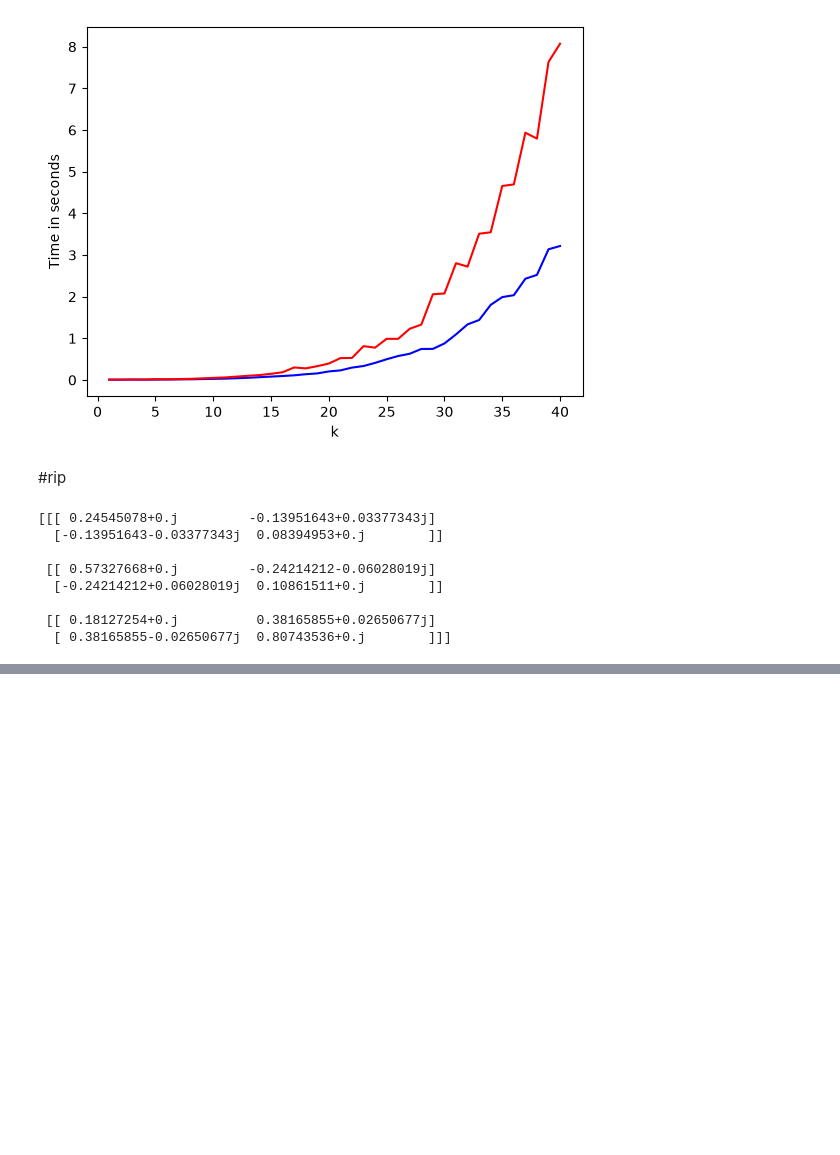
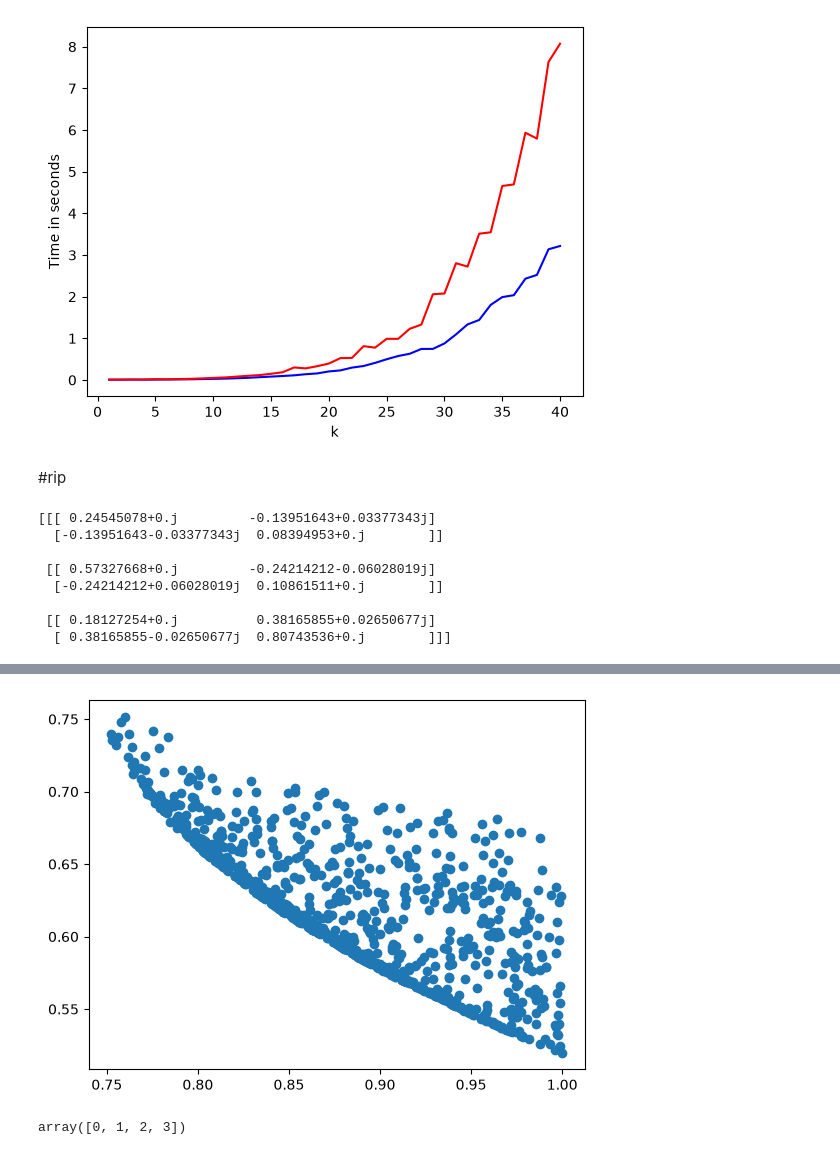
Before and after one commit to JSchuemann-physics/Bose-symmetric-extensions-of-multimeters, a Jupyter notebook: Bose-symmetric extensions.ipynb, the cells around one changed output, grey strips where cells are left out. Cells and saved outputs as stored; diff of their text form; code cells hidden in the pictures; blank space fills up the shorter version.

```diff
--- a/Bose-symmetric extensions.ipynb
+++ b/Bose-symmetric extensions.ipynb
@@ -1077,0 +1364,20 @@ print(miracle_POVM)
+# %%
+POVM_ranking = cg_projectiveness
+
+POVMs_4outc_ranks = []
+
+for p in POVMs_4outc:
+    #print(POVM_ranking(p))
+    POVMs_4outc_ranks.append(POVM_ranking(p))
+
+fig, ax = plt.subplots()
+
+ax.scatter(POVMs_4outc_ranks, eta_array_4outc)
+plt.show()
+# %% [output]
+[figure, added]
+# %%
+a = np.array([0, 1, 2, 3, 4])
+a[0:4]
+# %% [output]
+array([0, 1, 2, 3])
```
Also changed, not shown: parts of 19 cells of this notebook, 3 other files.
